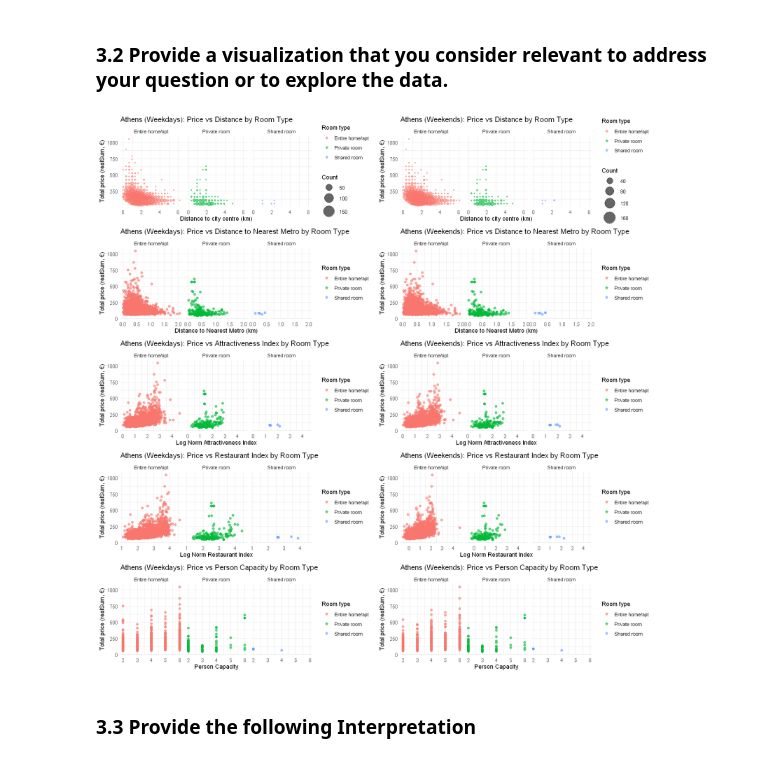
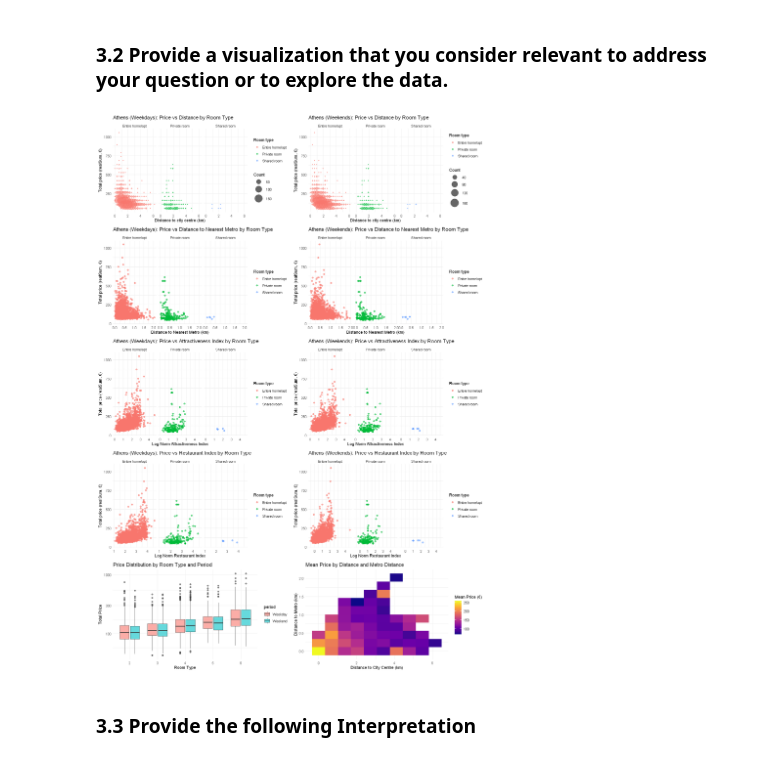
Before and after one commit to naksuu24/STAT301_Project, a Jupyter notebook: Assignment1.ipynb, the cells around one changed output. Saved outputs shown, nothing was run; the diff lists cells and outputs as text; code cells hidden in the pictures.

```diff
--- a/Assignment1.ipynb
+++ b/Assignment1.ipynb
@@ -334,50 +334,47 @@ weekends_price_attr_plot <- ggplot(athens_weekends_clean, aes(x = log(attr_index
             color = "Room type") +
   theme_minimal()
 
 weekdays_price_rest_plot <- ggplot(athens_weekdays_clean, aes(x = log(rest_index_norm), y = realSum, color = room_type)) +
     geom_point(alpha = 0.6, size = 1.8) +
     facet_wrap(~ room_type) +
     labs(title = "Athens (Weekdays): Price vs Restaurant Index by Room Type",
             y = "Total price (realSum, €)",
             x = "Log Norm Restaurant Index",
             color = "Room type") +
   theme_minimal()
 
 weekends_price_rest_plot <- ggplot(athens_weekends_clean, aes(x = log(rest_index_norm), y = realSum, color = room_type)) +
     geom_point(alpha = 0.6, size = 1.8) +
     facet_wrap(~ room_type) +
     labs(title = "Athens (Weekends): Price vs Restaurant Index by Room Type",
             x = "Log Norm Restaurant Index",
             y = "Total price (realSum, €)",
             color = "Room type") +
   theme_minimal()
 
-weekdays_price_person_plot <- ggplot(athens_weekdays_clean, aes(x = person_capacity, y = realSum, color = room_type)) +
-    geom_point(alpha = 0.6, size = 1.8) +
-    facet_wrap(~ room_type) +
-    labs(title = "Athens (Weekdays): Price vs Person Capacity by Room Type",
-            y = "Total price (realSum, €)",
-            x = "Person Capacity",
-            color = "Room type") +
+price_person_capacity_plot <- ggplot(athens, aes(x = as_factor(person_capacity), y = realSum, fill = period)) +
+  geom_boxplot(alpha = 0.6) +
+  scale_y_log10() +
+  labs(title = "Price Distribution by Room Type and Period",
+       y = "Total Price", x = "Room Type") +
   theme_minimal()
 
-weekends_price_person_plot <- ggplot(athens_weekends_clean, aes(x = person_capacity, y = realSum, color = room_type)) +
-    geom_point(alpha = 0.6, size = 1.8) +
-    facet_wrap(~ room_type) +
-    labs(title = "Athens (Weekends): Price vs Person Capacity by Room Type",
-            y = "Total price (realSum, €)",
-            x = "Person Capacity",
-            color = "Room type") +
+price_double_dist_plot <- ggplot(athens, aes(x = dist, y = metro_dist, z = realSum)) +
+  stat_summary_2d(fun = mean, bins = 10) +
+  scale_fill_viridis_c(option = "C") +
+  labs(title = "Mean Price by Distance and Metro Distance",
+       x = "Distance to City Centre (km)", y = "Distance to Metro (km)",
+       fill = "Mean Price (€)") +
   theme_minimal()
 
-options(repr.plot.width = 14, repr.plot.height = 14)
+options(repr.plot.width = 14, repr.plot.height = 20)
 plot_grid(weekdays_price_dist_plot, weekends_price_dist_plot,
           weekdays_price_metro_plot, weekends_price_metro_plot,
           weekdays_price_attr_plot, weekends_price_attr_plot,
           weekdays_price_rest_plot, weekends_price_rest_plot,
-          weekdays_price_person_plot, weekends_price_person_plot, ncol = 2)
+          price_person_capacity_plot, price_double_dist_plot, ncol = 2)
 # %% [output]
-[figure, old version]
+[figure, new version]
 # %% [markdown]
 ### 3.3 Provide the following Interpretation
 # %% [markdown]
```
Also changed, not shown: 1 other file.
